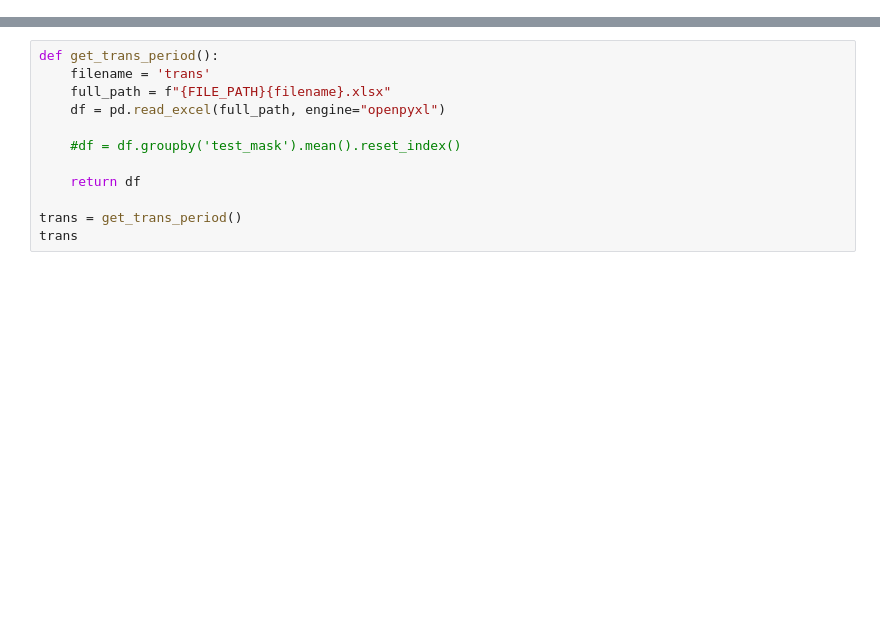
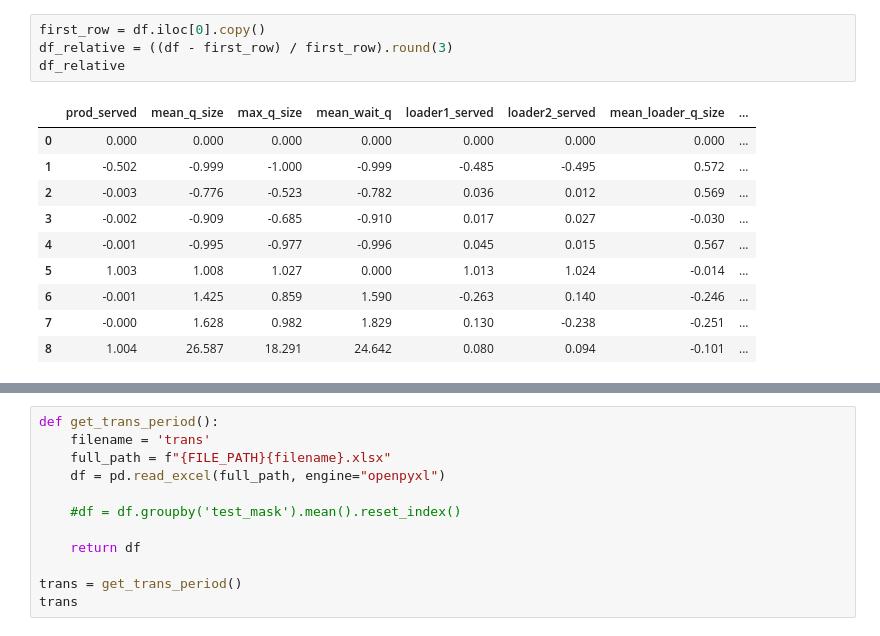
Before and after one commit to IP-14Nezdolii/SM_25, a Jupyter notebook: cursova/results.ipynb, the cells around one changed output, grey strips where cells are left out. Drawn from its saved outputs; the diff is of its cells as text; blank space fills up the shorter version.

```diff
--- a/cursova/results.ipynb
+++ b/cursova/results.ipynb
@@ -40,0 +59,15 @@ get_verification()
+# %%
+first_row = df.iloc[0].copy()
+df_relative = ((df - first_row) / first_row).round(3)
+df_relative
+# %% [output]
+|  | prod_served | mean_q_size | max_q_size | mean_wait_q | loader1_served | loader2_served | mean_loader_q_size | ... |
+| 0 | 0.000 | 0.000 | 0.000 | 0.000 | 0.000 | 0.000 | 0.000 | ... |
+| 1 | -0.502 | -0.999 | -1.000 | -0.999 | -0.485 | -0.495 | 0.572 | ... |
+| 2 | -0.003 | -0.776 | -0.523 | -0.782 | 0.036 | 0.012 | 0.569 | ... |
+| 3 | -0.002 | -0.909 | -0.685 | -0.910 | 0.017 | 0.027 | -0.030 | ... |
+| 4 | -0.001 | -0.995 | -0.977 | -0.996 | 0.045 | 0.015 | 0.567 | ... |
+| 5 | 1.003 | 1.008 | 1.027 | 0.000 | 1.013 | 1.024 | -0.014 | ... |
+| 6 | -0.001 | 1.425 | 0.859 | 1.590 | -0.263 | 0.140 | -0.246 | ... |
+| 7 | -0.000 | 1.628 | 0.982 | 1.829 | 0.130 | -0.238 | -0.251 | ... |
+| 8 | 1.004 | 26.587 | 18.291 | 24.642 | 0.080 | 0.094 | -0.101 | ... |
```
Also changed, not shown: parts of 11 cells of this notebook, 10 other files.
